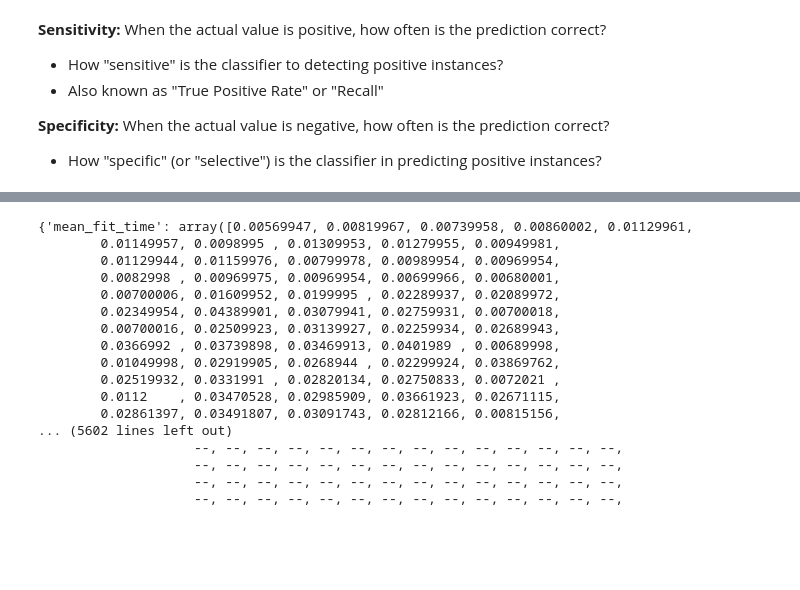
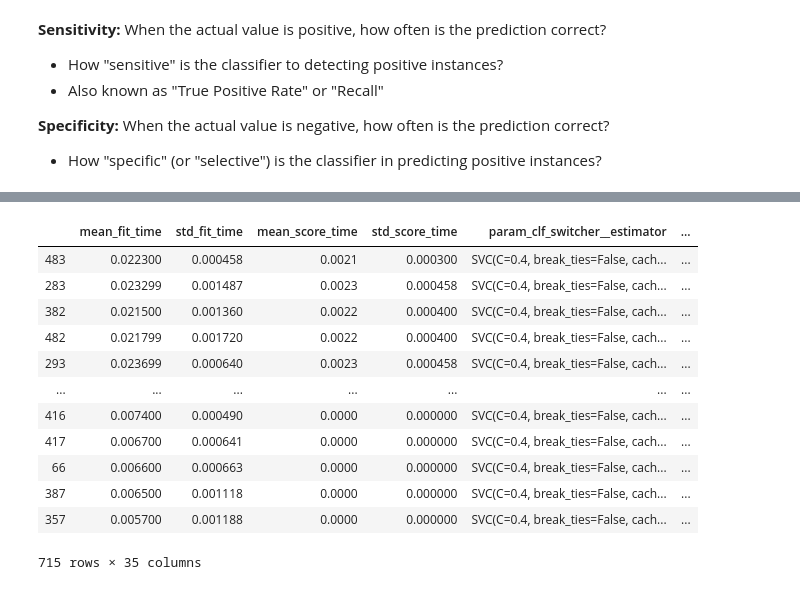
Before and after one commit to brycemcwilliams/research-papers, a Jupyter notebook: pipeline.ipynb, the cells around one changed output, grey strips where cells are left out. Drawn from its saved outputs; the diff is of its cells as text; code cells hidden in the pictures; blank space fills up the shorter version.

```diff
--- a/pipeline.ipynb
+++ b/pipeline.ipynb
@@ -460,23 +434,19 @@ Specificity: 0.9761904761904762
-# %%
-gscv.cv_results_
-# %% [output]
-{'mean_fit_time': array([0.00569947, 0.00819967, 0.00739958, 0.00860002, 0.01129961,
-        0.01149957, 0.0098995 , 0.01309953, 0.01279955, 0.00949981,
-        0.01129944, 0.01159976, 0.00799978, 0.00989954, 0.00969954,
-        0.0082998 , 0.00969975, 0.00969954, 0.00699966, 0.00680001,
-        0.00700006, 0.01609952, 0.0199995 , 0.02289937, 0.02089972,
-        0.02349954, 0.04389901, 0.03079941, 0.02759931, 0.00700018,
-        0.00700016, 0.02509923, 0.03139927, 0.02259934, 0.02689943,
-        0.0366992 , 0.03739898, 0.03469913, 0.0401989 , 0.00689998,
-        0.01049998, 0.02919905, 0.0268944 , 0.02299924, 0.03869762,
-        0.02519932, 0.0331991 , 0.02820134, 0.02750833, 0.0072021 ,
-        0.0112    , 0.03470528, 0.02985909, 0.03661923, 0.02671115,
-        0.02861397, 0.03491807, 0.03091743, 0.02812166, 0.00815156,
-... (5602 lines left out)
-                    --, --, --, --, --, --, --, --, --, --, --, --, --, --,
-                    --, --, --, --, --, --, --, --, --, --, --, --, --, --,
-                    --, --, --, --, --, --, --, --, --, --, --, --, --, --,
-                    --, --, --, --, --, --, --, --, --, --, --, --, --, --,
+# %%
+pd.DataFrame(gscv.cv_results_).sort_values(by=["rank_test_score"])
+# %% [output]
+|  | mean_fit_time | std_fit_time | mean_score_time | std_score_time | param_clf_switcher__estimator | ... |
+| 483 | 0.022300 | 0.000458 | 0.0021 | 0.000300 | SVC(C=0.4, break_ties=False, cach... | ... |
+| 283 | 0.023299 | 0.001487 | 0.0023 | 0.000458 | SVC(C=0.4, break_ties=False, cach... | ... |
+| 382 | 0.021500 | 0.001360 | 0.0022 | 0.000400 | SVC(C=0.4, break_ties=False, cach... | ... |
+| 482 | 0.021799 | 0.001720 | 0.0022 | 0.000400 | SVC(C=0.4, break_ties=False, cach... | ... |
+| 293 | 0.023699 | 0.000640 | 0.0023 | 0.000458 | SVC(C=0.4, break_ties=False, cach... | ... |
+| ... | ... | ... | ... | ... | ... | ... |
+| 416 | 0.007400 | 0.000490 | 0.0000 | 0.000000 | SVC(C=0.4, break_ties=False, cach... | ... |
+| 417 | 0.006700 | 0.000641 | 0.0000 | 0.000000 | SVC(C=0.4, break_ties=False, cach... | ... |
+| 66 | 0.006600 | 0.000663 | 0.0000 | 0.000000 | SVC(C=0.4, break_ties=False, cach... | ... |
+| 387 | 0.006500 | 0.001118 | 0.0000 | 0.000000 | SVC(C=0.4, break_ties=False, cach... | ... |
+| 357 | 0.005700 | 0.001188 | 0.0000 | 0.000000 | SVC(C=0.4, break_ties=False, cach... | ... |
+715 rows × 35 columns
 # %%
 plt.figure(figsize = (15,15))
 sns.scatterplot(x=gscv.cv_results_['rank_test_score'], y=gscv.cv_results_['mean_test_score'], hue=gscv.cv_results_['param_clf_switcher__estimator'])
```
Also changed, not shown: parts of 17 cells of this notebook.
